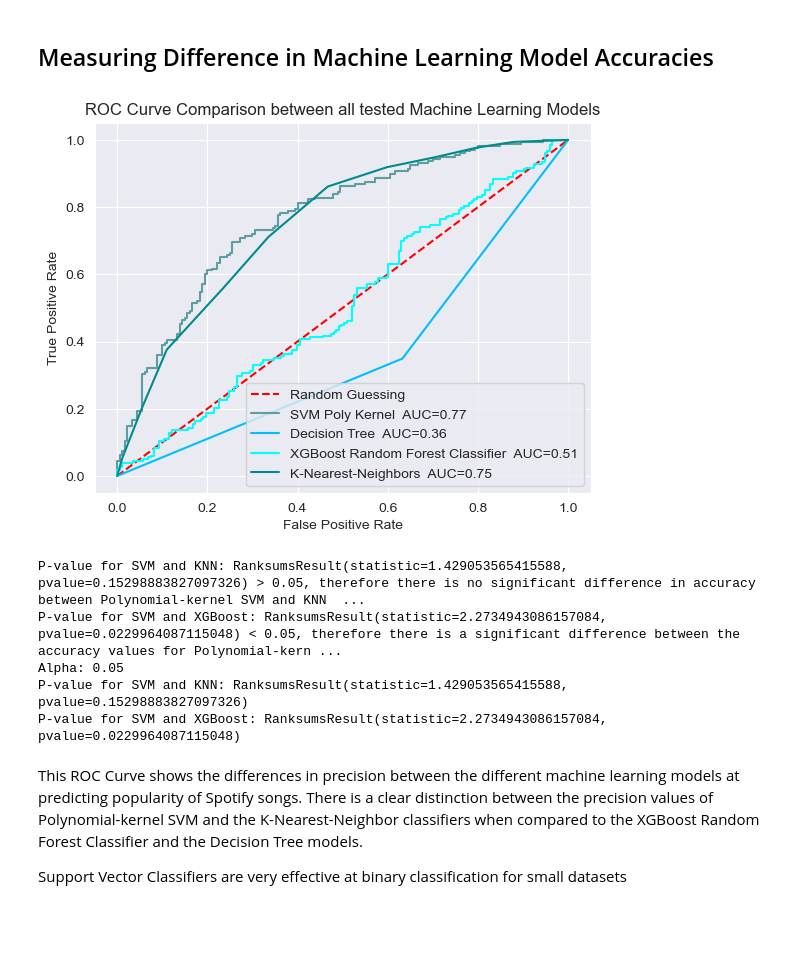
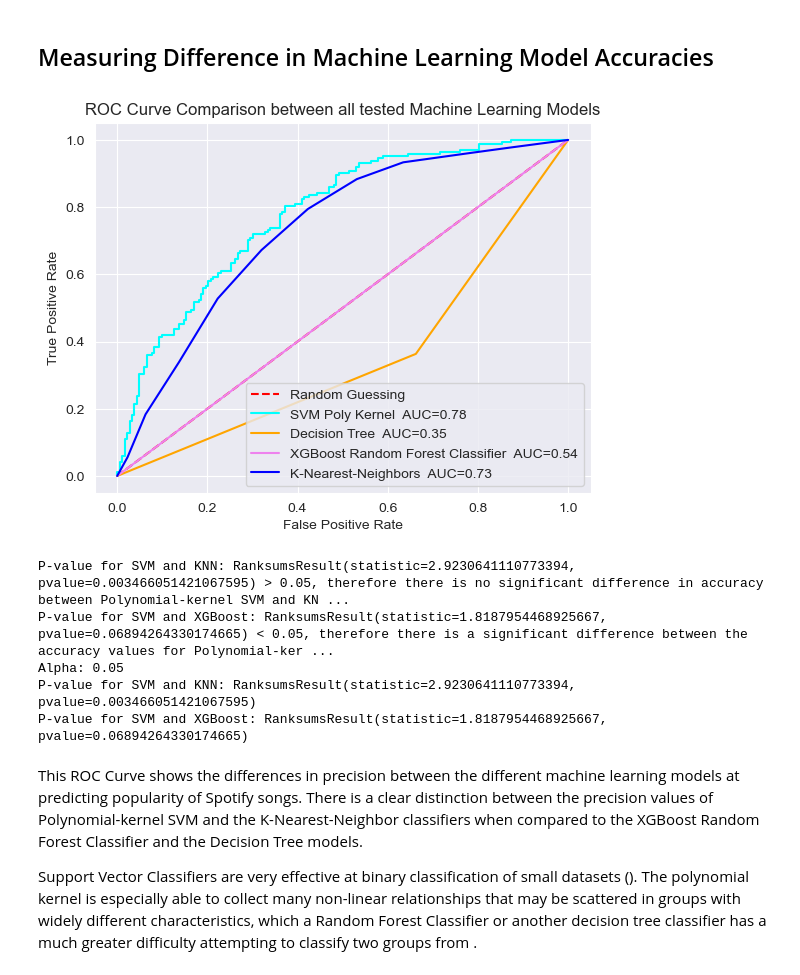
Before and after one commit to SamC0124/SClear_DDahal_MYinkaOke_Spotify_Project, a Jupyter notebook: cs3870_final_project.ipynb, the cells around one changed output. Saved outputs shown, nothing was run; the diff lists cells and outputs as text; code cells hidden in the pictures; blank space fills up the shorter version.

```diff
--- a/cs3870_final_project.ipynb
+++ b/cs3870_final_project.ipynb
@@ -422,7 +740,7 @@ modelxgb.fit(X_train, y_train)
 
 # Return the performance metrics for the model, to analyze later
 prediction_probabilities = modelxgb.predict_proba(X_test)[:, 0]
-tpr_rfc, fpr_rfc, _ = roc_curve(y_test, prediction_probabilities)
+tpr_xgb, fpr_xgb, _ = roc_curve(y_test, prediction_probabilities)
 y_pred_xgboost = modelxgb.predict(X_test)
 
 # Get feature importances
@@ -564,7 +882,7 @@ X_train, X_test, y_train, y_test = train_test_split(X_encoded, Y, test_size=0.2)
 
 # Initialize the classifier
 clf = tree.DecisionTreeClassifier(criterion='entropy', splitter='best', min_samples_split=2, min_samples_leaf=1,
-                                  ccp_alpha=0.0, random_state=3870)
+                                  ccp_alpha=0.0, random_state=3870, max_depth=5)
 
 # Fit the classifier to the training data
 clf.fit(X_train, y_train)
@@ -644,45 +962,45 @@ tpr_svm, fpr_svm, _ = roc_curve(y_test, svm_pred)
 
 # Find Area Under the Curve values for each of the classifiers
 auc_svm = auc(tpr_svm, fpr_svm)
 auc_decision_tree = auc(tpr_decision_tree, fpr_decision_tree)
-auc_rfc = auc(tpr_rfc, fpr_rfc)
+auc_rfc = auc(tpr_xgb, fpr_xgb)
 auc_knn = auc(tpr_knn, fpr_knn)
 
 # Plotting Layered ROC curves for each of the machine learning models, with Area Under the Curve Metric for each
 plt.plot([0, 1], [0, 1], '--', color='red', label='Random Guessing')
-plt.plot(tpr_svm, fpr_svm, color='cadetblue', label=f'SVM Poly Kernel  AUC={round(auc_svm, 2)}')
-plt.plot(tpr_decision_tree, fpr_decision_tree, color='deepskyblue', label=f'Decision Tree  AUC={round(auc_decision_tree, 2)}')
-plt.plot(tpr_rfc, fpr_rfc, color='aqua', label=f'XGBoost Random Forest Classifier  AUC={round(auc_rfc, 2)}')
-plt.plot(tpr_knn, fpr_knn, color='darkcyan', label=f'K-Nearest-Neighbors  AUC={round(auc_knn, 2)}')
+plt.plot(tpr_svm, fpr_svm, color='cyan', label=f'SVM Poly Kernel  AUC={round(auc_svm, 2)}')
+plt.plot(tpr_decision_tree, fpr_decision_tree, color='orange', label=f'Decision Tree  AUC={round(auc_decision_tree, 2)}')
+plt.plot(tpr_xgb, tpr_xgb, color='violet', label=f'XGBoost Random Forest Classifier  AUC={round(auc_rfc, 2)}')
+plt.plot(tpr_knn, fpr_knn, color='blue', label=f'K-Nearest-Neighbors  AUC={round(auc_knn, 2)}')
 plt.title("ROC Curve Comparison between all tested Machine Learning Models")
 plt.xlabel("False Positive Rate")
 plt.ylabel("True Positive Rate")
 plt.legend()
 plt.show()
 
 # It appears that the KNN and Polynomial-kernel SVM models are close to being the most accurate. Is there
 # statistical significance in the accuracy values of each of these models?
 # Hypothesis Test
 Pvalue1 = ranksums(y_pred_poly, y_pred_knn)
 Pvalue2 = ranksums(y_pred_poly, y_pred_xgboost)
 
 print(f"P-value for SVM and KNN: {Pvalue1} > 0.05, therefore there is no significant difference in accuracy between Polynomial-kernel SVM and KNN models.")
 print(f"P-value for SVM and XGBoost: {Pvalue2} < 0.05, therefore there is a significant difference between the accuracy values for Polynomial-kernel SVM and XGBoost Random Forest Model.")
 
 Pvalue12 = ranksums(auc_svm, auc_knn)
 Pvalue22 = ranksums(auc_svm, auc_rfc)
 
 print("Alpha: 0.05")
 print(f"P-value for SVM and KNN: {Pvalue1}")
 print(f"P-value for SVM and XGBoost: {Pvalue2}")
 # %% [output]
-[figure, old version]
+[figure, new version]
-P-value for SVM and KNN: RanksumsResult(statistic=1.429053565415588, pvalue=0.15298883827097326) > 0.05, therefore there is no significant difference in accuracy between Polynomial-kernel SVM and KNN  ...
-P-value for SVM and XGBoost: RanksumsResult(statistic=2.2734943086157084, pvalue=0.0229964087115048) < 0.05, therefore there is a significant difference between the accuracy values for Polynomial-kern ...
+P-value for SVM and KNN: RanksumsResult(statistic=2.9230641110773394, pvalue=0.003466051421067595) > 0.05, therefore there is no significant difference in accuracy between Polynomial-kernel SVM and KN ...
+P-value for SVM and XGBoost: RanksumsResult(statistic=1.8187954468925667, pvalue=0.06894264330174665) < 0.05, therefore there is a significant difference between the accuracy values for Polynomial-ker ...
 Alpha: 0.05
-P-value for SVM and KNN: RanksumsResult(statistic=1.429053565415588, pvalue=0.15298883827097326)
-P-value for SVM and XGBoost: RanksumsResult(statistic=2.2734943086157084, pvalue=0.0229964087115048)
+P-value for SVM and KNN: RanksumsResult(statistic=2.9230641110773394, pvalue=0.003466051421067595)
+P-value for SVM and XGBoost: RanksumsResult(statistic=1.8187954468925667, pvalue=0.06894264330174665)
 # %% [markdown]
 This ROC Curve shows the differences in precision between the different machine learning models at predicting popularity of Spotify songs. There is a clear distinction between the precision values of Polynomial-kernel SVM and the K-Nearest-Neighbor classifiers when compared to the XGBoost Random Forest Classifier and the Decision Tree models.
 
-Support Vector Classifiers are very effective at binary classification for small datasets
+Support Vector Classifiers are very effective at binary classification of small datasets (). The polynomial kernel is especially able to collect many non-linear relationships that may be scattered in groups with widely different characteristics, which a Random Forest Classifier or another decision tree classifier has a much greater difficulty attempting to classify two groups from .
```
Also changed, not shown: parts of 10 cells of this notebook, 1 other file.
